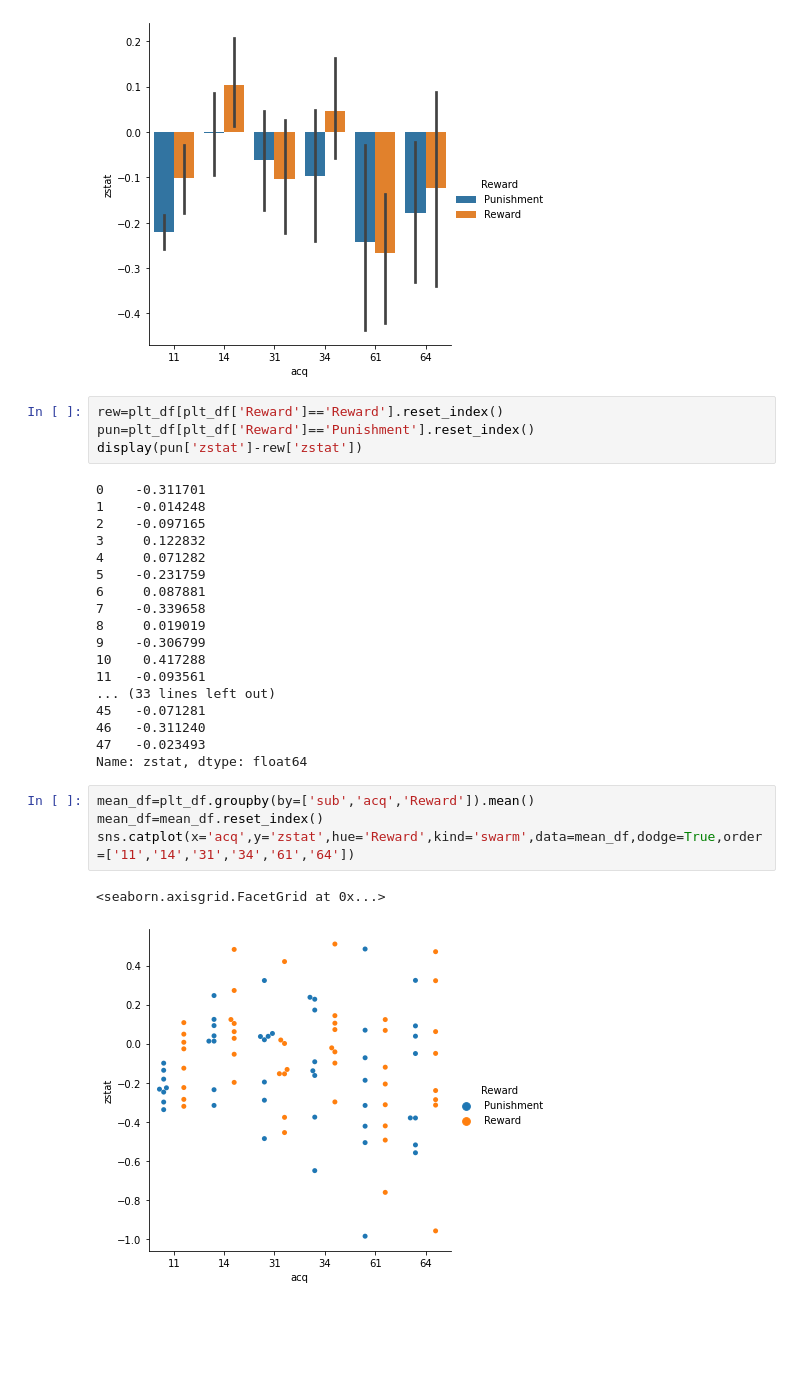
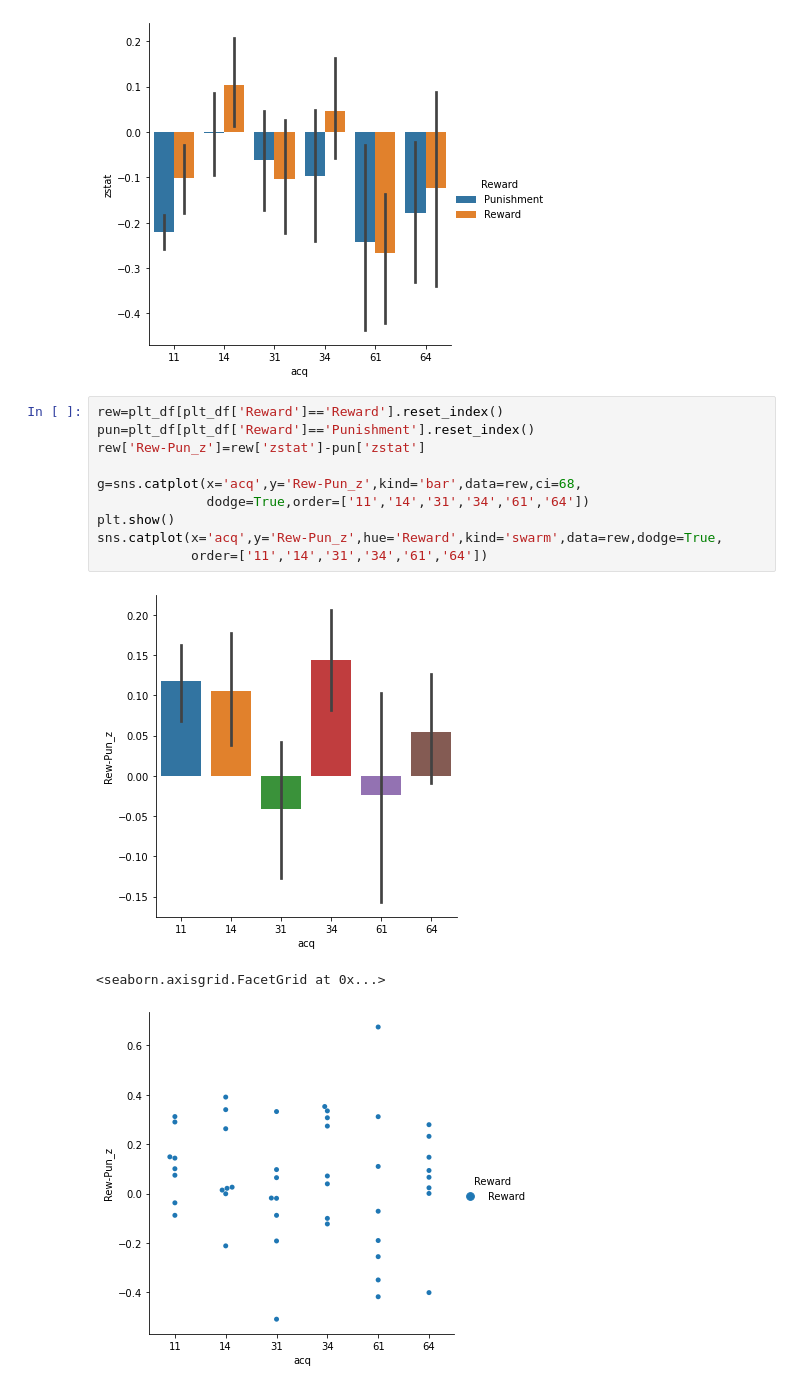
Before and after one commit to DVS-Lab/rf1-sequence-pilot, a Jupyter notebook: code/Compute_TSNR.ipynb, the cells around one changed output. Saved outputs shown, nothing was run; the diff lists cells and outputs as text; blank space fills up the shorter version.

```diff
--- a/code/Compute_TSNR.ipynb
+++ b/code/Compute_TSNR.ipynb
@@ -380,32 +380,17 @@ plt_df.head()
 | 3 | 10017 | 14 | Reward | 8.0 | 1.0 | 4.0 | 0.027458 |
 | 4 | 10017 | 31 | Punishment | 6.5 | 3.0 | 1.0 | 0.323935 |
 [figure]
-# %%
-rew=plt_df[plt_df['Reward']=='Reward'].reset_index()
-pun=plt_df[plt_df['Reward']=='Punishment'].reset_index()
-display(pun['zstat']-rew['zstat'])
-# %% [output]
-0    -0.311701
-1    -0.014248
-2    -0.097165
-3     0.122832
-4     0.071282
-5    -0.231759
-6     0.087881
-7    -0.339658
-8     0.019019
-9    -0.306799
-10    0.417288
-11   -0.093561
-... (33 lines left out)
-45   -0.071281
-46   -0.311240
-47   -0.023493
-Name: zstat, dtype: float64
-# %%
-mean_df=plt_df.groupby(by=['sub','acq','Reward']).mean()
-mean_df=mean_df.reset_index()
-sns.catplot(x='acq',y='zstat',hue='Reward',kind='swarm',data=mean_df,dodge=True,order=['11','14','31','34','61','64'])
-# %% [output]
-<seaborn.axisgrid.FacetGrid at 0x...>
-[figure, removed]
+# %%
+rew=plt_df[plt_df['Reward']=='Reward'].reset_index()
+pun=plt_df[plt_df['Reward']=='Punishment'].reset_index()
+rew['Rew-Pun_z']=rew['zstat']-pun['zstat']
+
+g=sns.catplot(x='acq',y='Rew-Pun_z',kind='bar',data=rew,ci=68,
+              dodge=True,order=['11','14','31','34','61','64'])
+plt.show()
+sns.catplot(x='acq',y='Rew-Pun_z',hue='Reward',kind='swarm',data=rew,dodge=True,
+            order=['11','14','31','34','61','64'])
+# %% [output]
+[figure, added]
+<seaborn.axisgrid.FacetGrid at 0x...>
+[figure, added]
```
Also changed, not shown: parts of 1 cell of this notebook, 55 other files.
